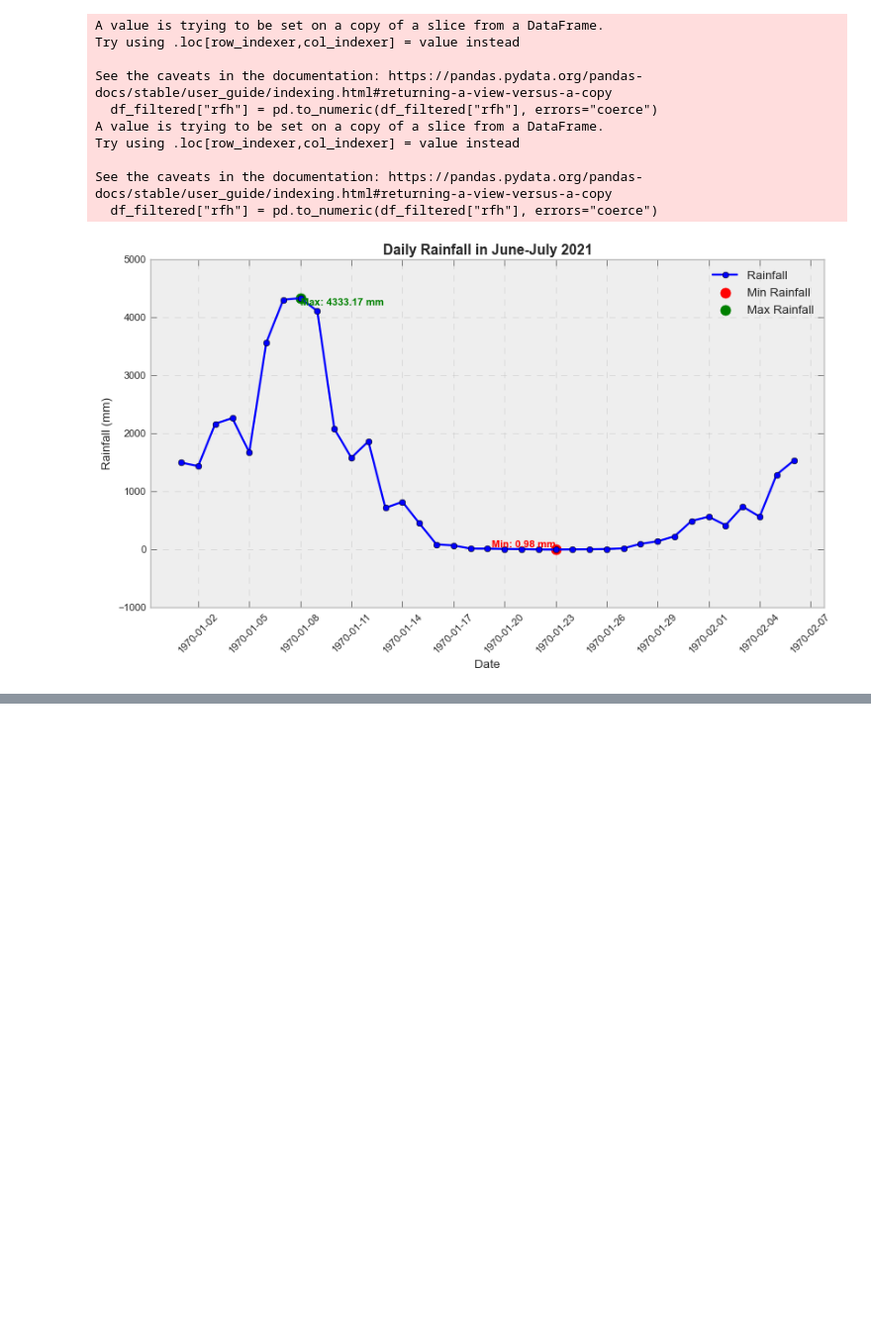
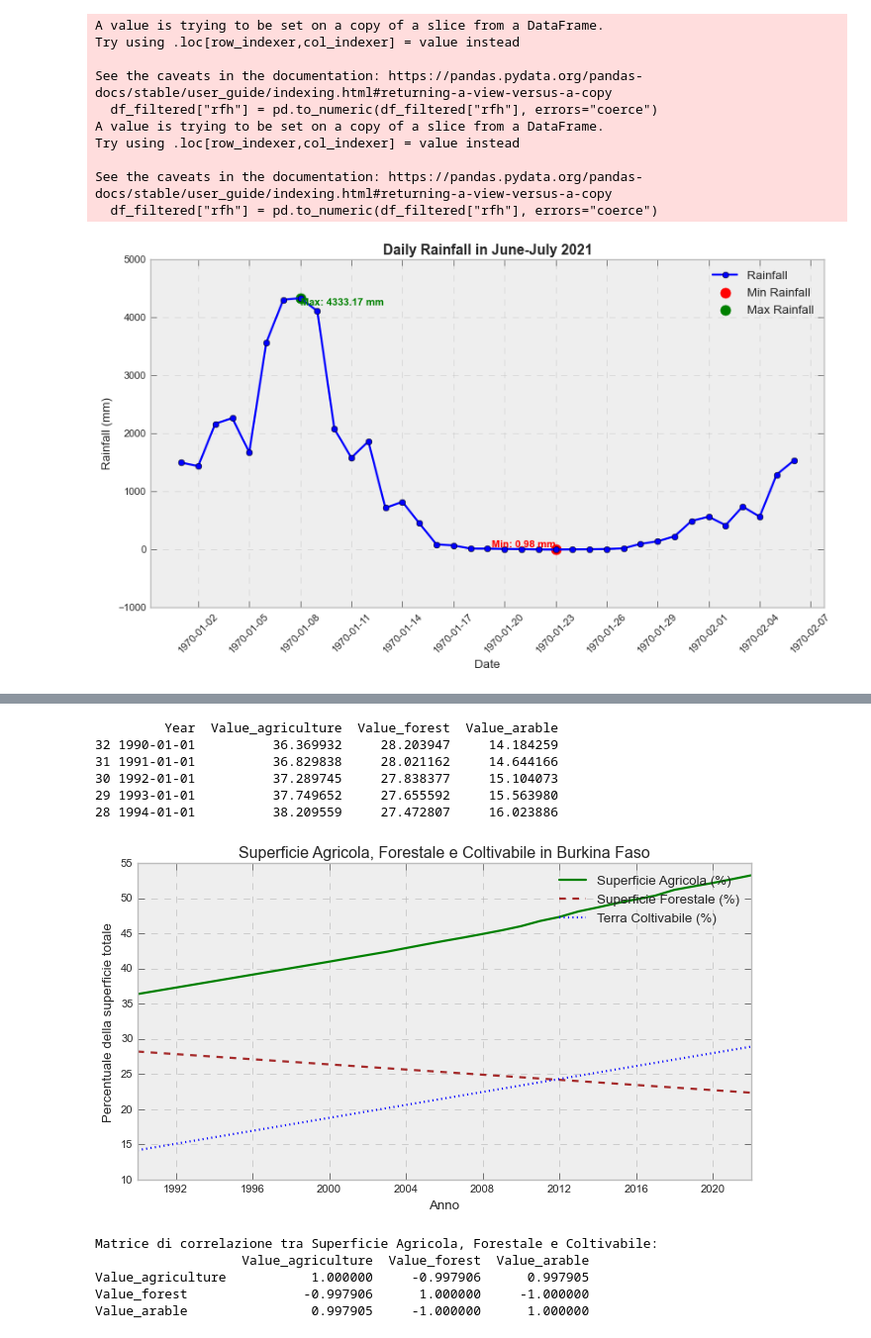
Before and after one commit to tommaso-dognini/startHack2025, a Jupyter notebook: main.ipynb, the cells around one changed output, grey strips where cells are left out. Shown at 99% size. Drawn from its saved outputs; the diff is of its cells as text; code cells hidden in the pictures; blank space fills up the shorter version.

```diff
--- a/main.ipynb
+++ b/main.ipynb
@@ -499,0 +522,70 @@ See the caveats in the documentation: https://pandas.pydata.org/pandas-docs/stab
+# %%
+import pandas as pd
+import matplotlib.pyplot as plt
+
+# Caricare il dataset
+file_path = "climate-change_bfa.csv"  # Modifica con il nome corretto
+df = pd.read_csv(file_path)
+
+# Filtrare i dati del Burkina Faso
+df_burkina = df[df["Country Name"] == "Burkina Faso"]
+
+# Filtrare i tre indicatori principali
+agriculture = df_burkina[df_burkina["Indicator Name"] == "Agricultural land (% of land area)"]
+forest = df_burkina[df_burkina["Indicator Name"] == "Forest area (% of land area)"]
+arable = df_burkina[df_burkina["Indicator Name"] == "Arable land (% of land area)"]
+
+# Unire i tre dataset in base all'anno
+df_selected = pd.merge(agriculture[['Year', 'Value']], forest[['Year', 'Value']], on="Year", suffixes=('_agriculture', '_forest'))
+df_selected = pd.merge(df_selected, arable[['Year', 'Value']], on="Year")
+df_selected.rename(columns={"Value": "Value_arable"}, inplace=True)
+
+# Convertire i valori in numeri
+df_selected['Value_agriculture'] = pd.to_numeric(df_selected['Value_agriculture'], errors='coerce')
+df_selected['Value_forest'] = pd.to_numeric(df_selected['Value_forest'], errors='coerce')
+df_selected['Value_arable'] = pd.to_numeric(df_selected['Value_arable'], errors='coerce')
+
+# Convertire 'Year' in formato datetime
+df_selected['Year'] = pd.to_datetime(df_selected['Year'], format='%Y')
+
+# Ordinare i dati in ordine crescente di anno
+df_selected = df_selected.sort_values(by="Year", ascending=True)
+
+# Visualizzare i primi dati
+print(df_selected.head())
+
+# Creare il grafico
+plt.figure(figsize=(10, 5))
+
+plt.plot(df_selected['Year'], df_selected['Value_agriculture'], label="Superficie Agricola (%)", color="green", linewidth=2)
+plt.plot(df_selected['Year'], df_selected['Value_forest'], label="Superficie Forestale (%)", color="brown", linewidth=2, linestyle="dashed")
+plt.plot(df_selected['Year'], df_selected['Value_arable'], label="Terra Coltivabile (%)", color="blue", linewidth=2, linestyle="dotted")
+
+plt.xlabel("Anno")
+plt.ylabel("Percentuale della superficie totale")
+plt.title("Superficie Agricola, Forestale e Coltivabile in Burkina Faso")
+plt.legend()
+plt.grid(True)
+
+# Disabilitare la notazione scientifica
+plt.ticklabel_format(style='plain', axis='y')
+
+plt.show()
+
+# Calcolare la matrice di correlazione
+correlation = df_selected[['Value_agriculture', 'Value_forest', 'Value_arable']].corr()
+print("Matrice di correlazione tra Superficie Agricola, Forestale e Coltivabile:")
+print(correlation)
+# %% [output]
+         Year  Value_agriculture  Value_forest  Value_arable
+32 1990-01-01          36.369932     28.203947     14.184259
+31 1991-01-01          36.829838     28.021162     14.644166
+30 1992-01-01          37.289745     27.838377     15.104073
+29 1993-01-01          37.749652     27.655592     15.563980
+28 1994-01-01          38.209559     27.472807     16.023886
+[figure, added]
+Matrice di correlazione tra Superficie Agricola, Forestale e Coltivabile:
+                   Value_agriculture  Value_forest  Value_arable
+Value_agriculture           1.000000     -0.997906      0.997905
+Value_forest               -0.997906      1.000000     -1.000000
+Value_arable                0.997905     -1.000000      1.000000
```
Also changed, not shown: parts of 7 cells of this notebook, 1 other file.
